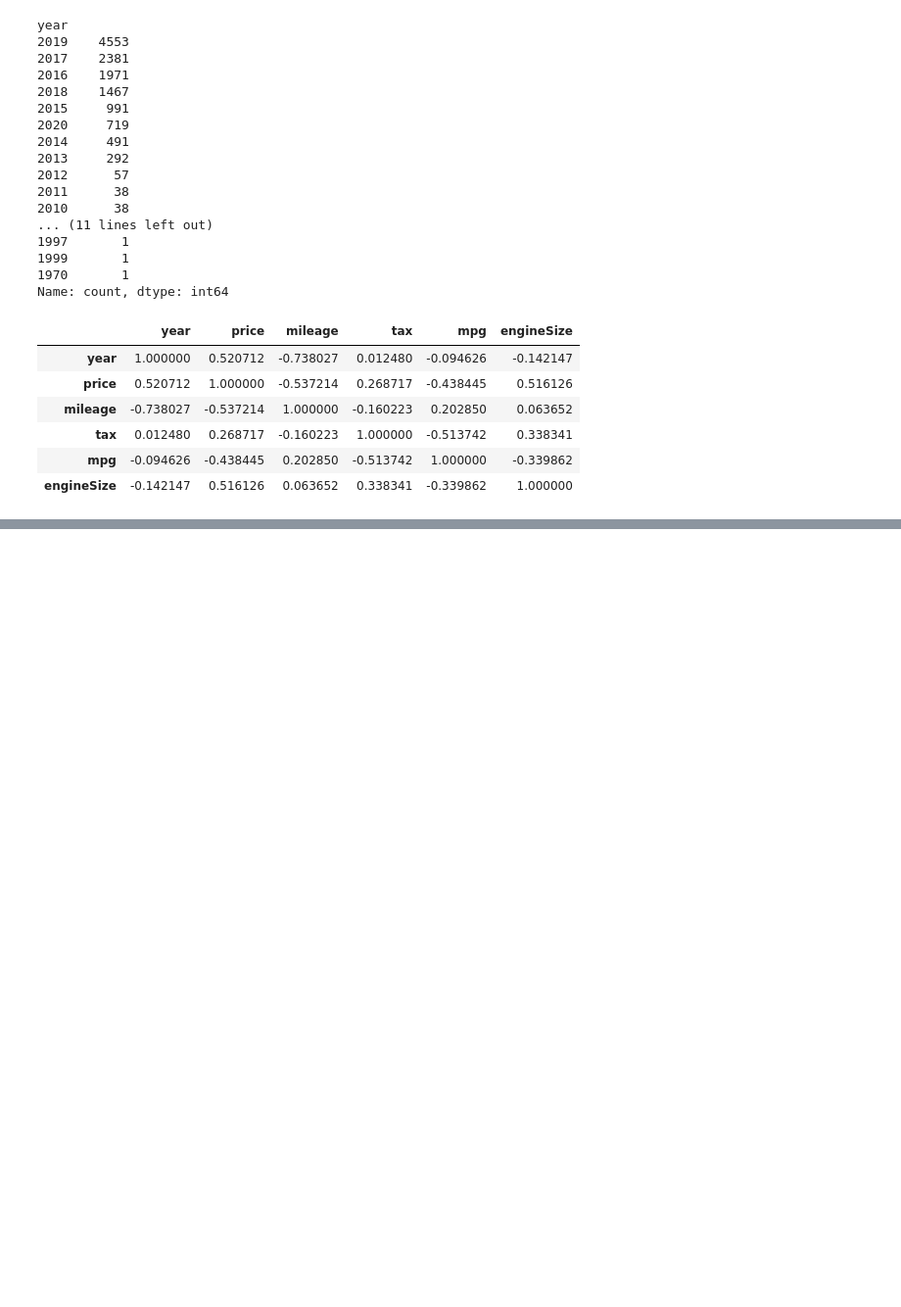
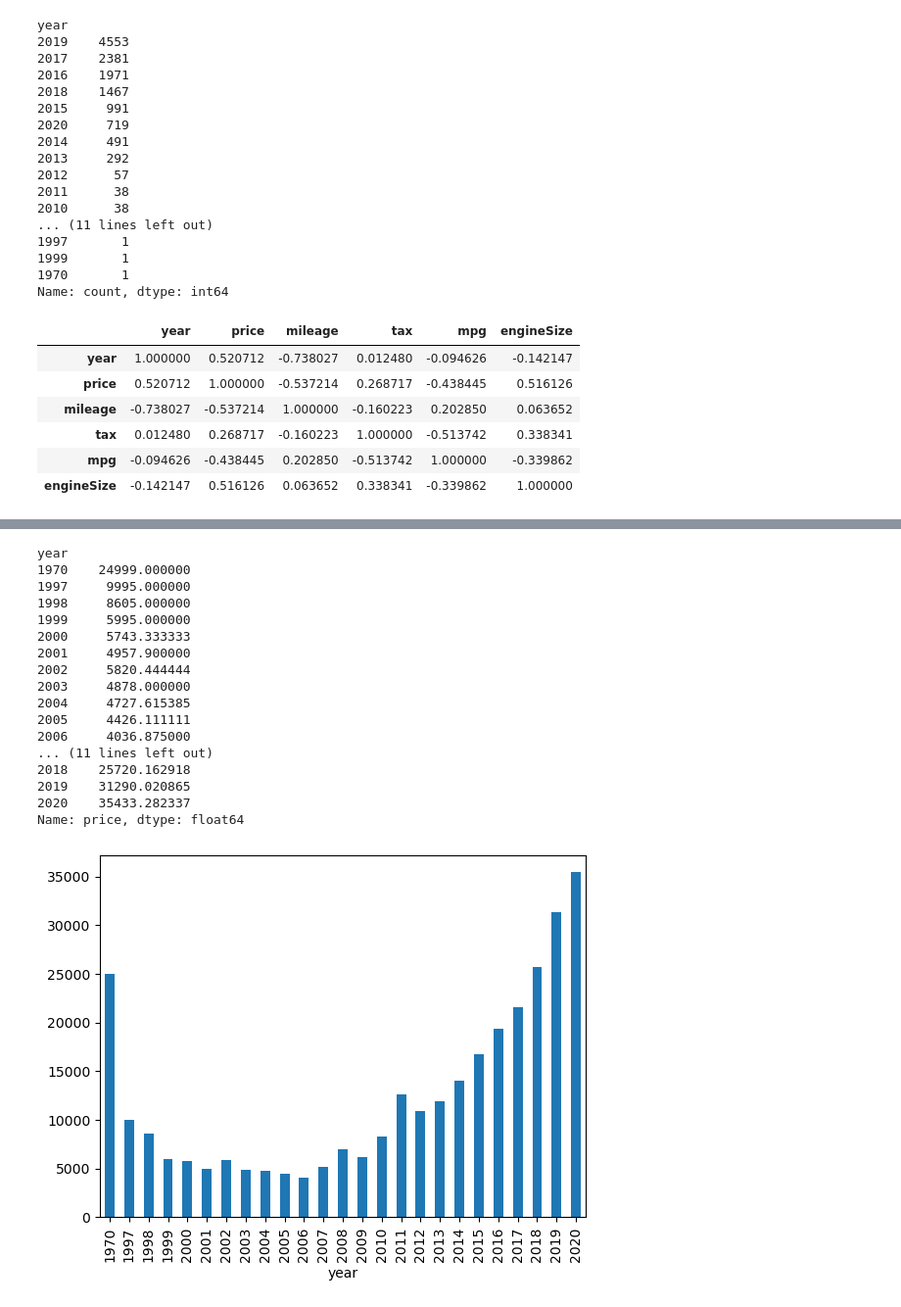
Before and after one commit to Yusufygc/Kurs-Calismalarim, a Jupyter notebook: BTK_Veri_Bilimi_Tensorflow/Tensorflow/2_ArabaFiyatAnalizi.ipynb, the cells around one changed output, grey strips where cells are left out. Shown at 98% size. Drawn from its saved outputs; the diff is of its cells as text; code cells hidden in the pictures; blank space fills up the shorter version.

```diff
--- a/BTK_Veri_Bilimi_Tensorflow/Tensorflow/2_ArabaFiyatAnalizi.ipynb
+++ b/BTK_Veri_Bilimi_Tensorflow/Tensorflow/2_ArabaFiyatAnalizi.ipynb
@@ -110,0 +185,22 @@ dataFrame.select_dtypes(include=["number"]).corr() # korelasyon matrisini göste
+# %%
+dataFrame.groupby("year")["price"].mean().plot(kind="bar")  # yıl bazında ortalama fiyatları gösterir
+dataFrame.groupby("year")["price"].mean()
+# %% [output]
+year
+1970    24999.000000
+1997     9995.000000
+1998     8605.000000
+1999     5995.000000
+2000     5743.333333
+2001     4957.900000
+2002     5820.444444
+2003     4878.000000
+2004     4727.615385
+2005     4426.111111
+2006     4036.875000
+... (11 lines left out)
+2018    25720.162918
+2019    31290.020865
+2020    35433.282337
+Name: price, dtype: float64
+[figure, added]
```
Also changed, not shown: parts of 29 cells of this notebook.
